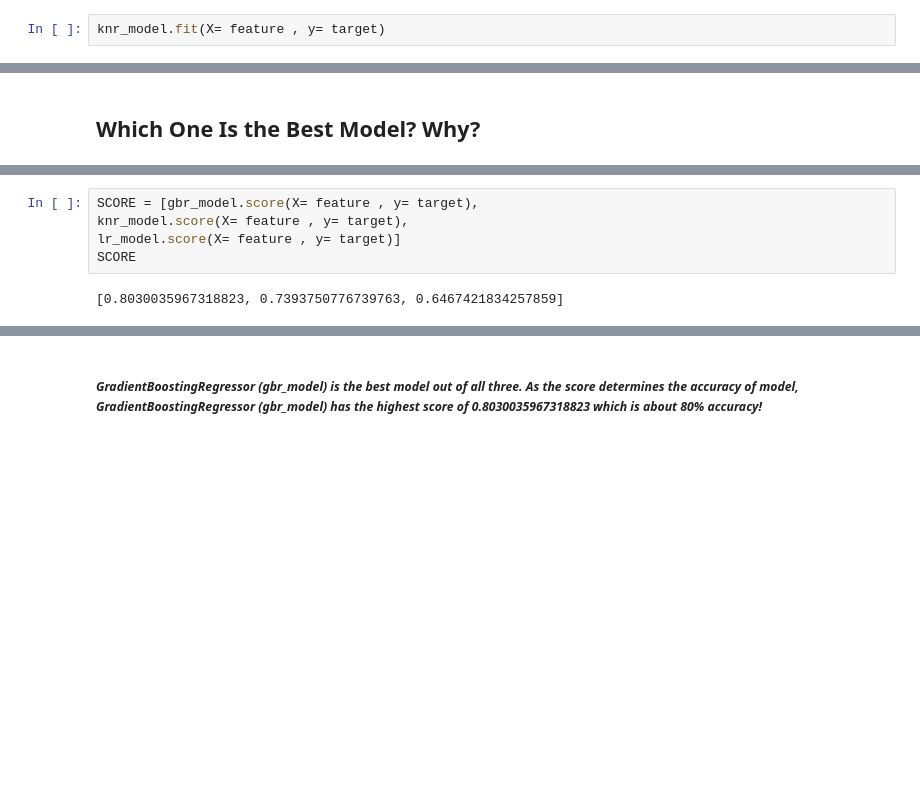
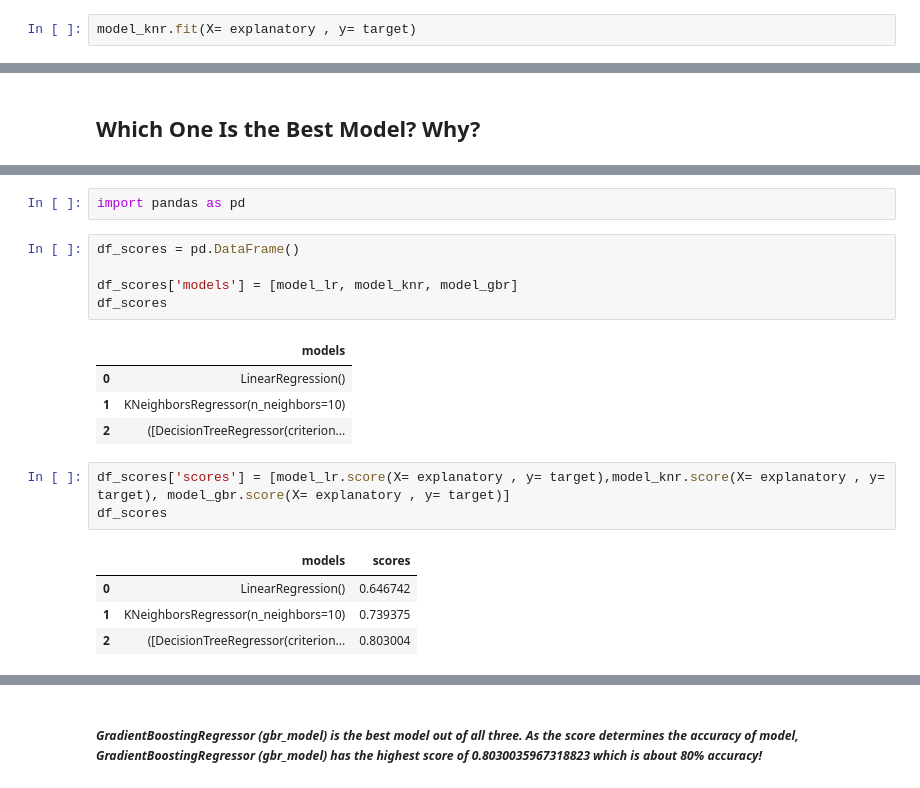
Before and after one commit to AryaCodesAI/Data-Analysis-Using-Machine-Learning-and-Python, a Jupyter notebook: 01_The Linear Regression & Supervised Regression Models/01D_ml-linear-regression_practice_blank.ipynb, the cells around one changed output, grey strips where cells are left out. Cells and saved outputs as stored; diff of their text form; blank space fills up the shorter version.

```diff
--- a/01_The Linear Regression & Supervised Regression Models/01D_ml-linear-regression_practice_blank.ipynb
+++ b/01_The Linear Regression & Supervised Regression Models/01D_ml-linear-regression_practice_blank.ipynb
@@ -199,7 +196,7 @@ knr_model = KNeighborsRegressor( n_neighbors= 10)
 # %% [markdown]
 Fit the `knr_model` by using the `fit()` function
 # %%
-knr_model.fit(X= feature , y= target)
+model_knr.fit(X= explanatory , y= target)
 # %% [output]
 KNeighborsRegressor(n_neighbors=10)
 # %% [markdown]
@@ -301,7 +308,20 @@ sns.lineplot(x='displacement', y='pred_gbr', data=df_mpg, color='purple')
+# %%
+import pandas as pd
+# %%
+df_scores = pd.DataFrame()
+
+df_scores['models'] = [model_lr, model_knr, model_gbr]
+df_scores
+# %% [output]
+|  | models |
+| 0 | LinearRegression() |
+| 1 | KNeighborsRegressor(n_neighbors=10) |
+| 2 | ([DecisionTreeRegressor(criterion... |
 # %%
-SCORE = [gbr_model.score(X= feature , y= target),
-knr_model.score(X= feature , y= target),
-lr_model.score(X= feature , y= target)]
-SCORE
+df_scores['scores'] = [model_lr.score(X= explanatory , y= target),model_knr.score(X= explanatory , y= target), model_gbr.score(X= explanatory , y= target)]
+df_scores
 # %% [output]
-[0.8030035967318823, 0.7393750776739763, 0.6467421834257859]
+|  | models | scores |
+| 0 | LinearRegression() | 0.646742 |
+| 1 | KNeighborsRegressor(n_neighbors=10) | 0.739375 |
+| 2 | ([DecisionTreeRegressor(criterion... | 0.803004 |
```
Also changed, not shown: parts of 22 cells of this notebook, 1 other file.
